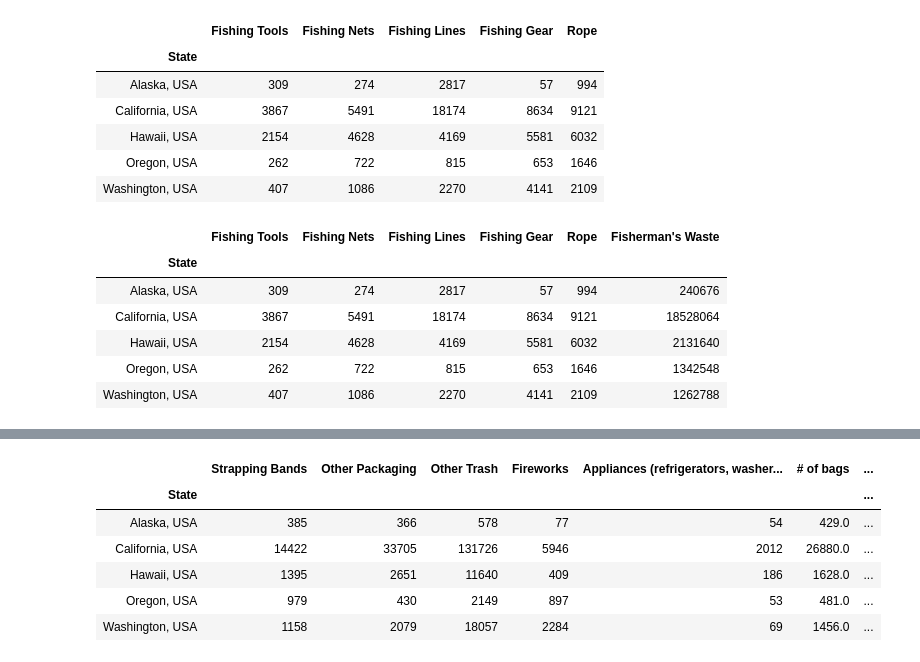
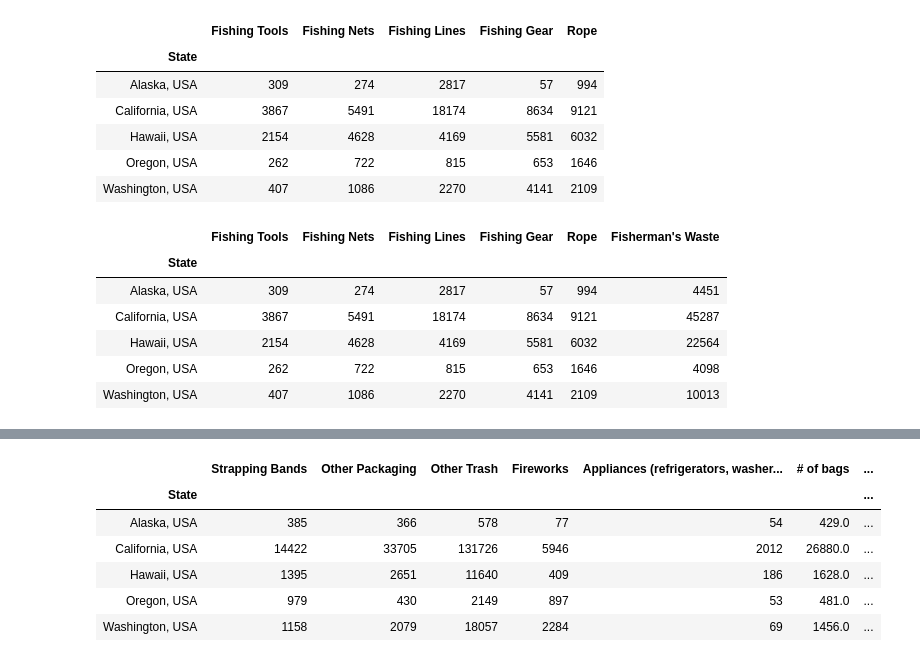
Before and after one commit to deirdrebclark/Project1, a Jupyter notebook: West Coast Data.ipynb, the cells around one changed output, grey strips where cells are left out. Cells and saved outputs as stored; diff of their text form; code cells hidden in the pictures.

```diff
--- a/West Coast Data.ipynb
+++ b/West Coast Data.ipynb
@@ -194,16 +218,16 @@ WC_fishing_counts
 | Washington, USA | 407 | 1086 | 2270 | 4141 | 2109 |
 # %%
 # Create a Subtotal Column for Plastics collected in the data frame
-WC_fishing_counts["Fisherman's Waste"]  = fishing_counts.sum(axis=1)
+WC_fishing_counts["Fisherman's Waste"]  = WC_fishing_counts.sum(axis=1)
 WC_fishing_counts
 # %% [output]
 |  | Fishing Tools | Fishing Nets | Fishing Lines | Fishing Gear | Rope | Fisherman's Waste |
 | State |  |  |  |  |  |  |
-| Alaska, USA | 309 | 274 | 2817 | 57 | 994 | 240676 |
-| California, USA | 3867 | 5491 | 18174 | 8634 | 9121 | 18528064 |
-| Hawaii, USA | 2154 | 4628 | 4169 | 5581 | 6032 | 2131640 |
-| Oregon, USA | 262 | 722 | 815 | 653 | 1646 | 1342548 |
-| Washington, USA | 407 | 1086 | 2270 | 4141 | 2109 | 1262788 |
+| Alaska, USA | 309 | 274 | 2817 | 57 | 994 | 4451 |
+| California, USA | 3867 | 5491 | 18174 | 8634 | 9121 | 45287 |
+| Hawaii, USA | 2154 | 4628 | 4169 | 5581 | 6032 | 22564 |
+| Oregon, USA | 262 | 722 | 815 | 653 | 1646 | 4098 |
+| Washington, USA | 407 | 1086 | 2270 | 4141 | 2109 | 10013 |
 # %%
 # Same process with Misc
 random_mess = west_coast_renamed[["State", "Strapping Bands", "Other Packaging", "Other Trash", "Fireworks", "Appliances (refrigerators, washers, etc.)", "# of bags", "Construction Materials", "Tires", "Toys", "Diapers", "Syringes", "Tampons/Tampon Applicators", "Hygiene", "Glass Pieces"]]
```
Also changed, not shown: parts of 16 cells of this notebook, 8 other files.
